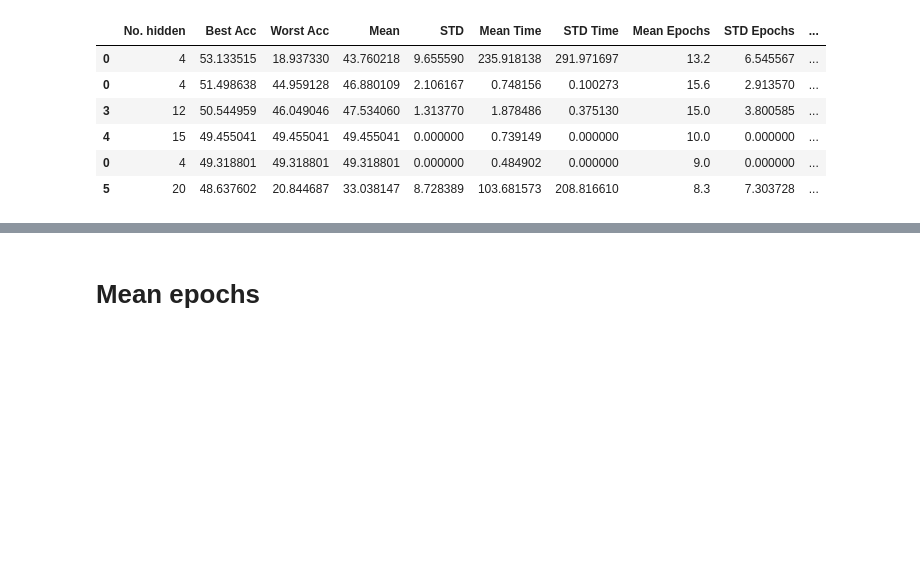
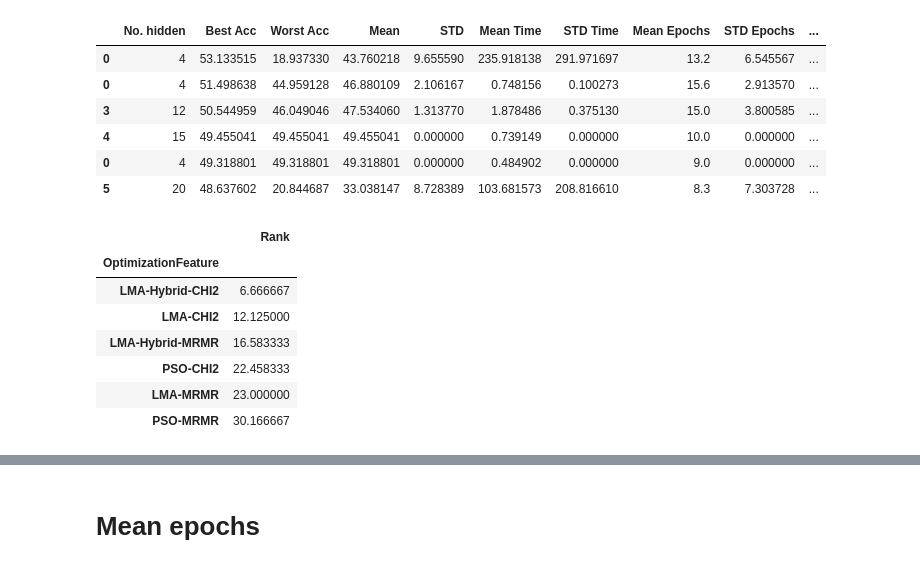
Before and after one commit to Dntfreitas/PSORNN_Classification, a Jupyter notebook: Analysis.ipynb, the cells around one changed output, grey strips where cells are left out. Drawn from its saved outputs; the diff is of its cells as text; code cells hidden in the pictures; blank space fills up the shorter version.

```diff
--- a/Analysis.ipynb
+++ b/Analysis.ipynb
@@ -83,3 +83,25 @@ for database in db_names:
 | 4 | 15 | 49.455041 | 49.455041 | 49.455041 | 0.000000 | 0.739149 | 0.000000 | 10.0 | 0.000000 | ... |
 | 0 | 4 | 49.318801 | 49.318801 | 49.318801 | 0.000000 | 0.484902 | 0.000000 | 9.0 | 0.000000 | ... |
 | 5 | 20 | 48.637602 | 20.844687 | 33.038147 | 8.728389 | 103.681573 | 208.816610 | 8.3 | 7.303728 | ... |
+# %%
+## General results for mean accuracy
+
+general_results_accuracy = pd.DataFrame([])
+for database in db_names:
+    general_results_algorithm = pd.DataFrame([])
+    for algorithm in results['OptimizationFeature'].unique():
+        results_algorithm = pd_results[ (pd_results['Database'] == database) & (pd_results['OptimizationFeature'] == algorithm)]
+        general_results_algorithm = general_results_algorithm.append(results_algorithm)
+    general_results_algorithm['Rank'] = general_results_algorithm['Mean'].rank(ascending=False)
+    general_results_accuracy = general_results_accuracy.append(general_results_algorithm.sort_values(by=['STD'])[['OptimizationFeature','Rank']])
+
+general_results_accuracy.groupby(by='OptimizationFeature').mean().sort_values(by='Rank')
+# %% [output]
+|  | Rank |
+| OptimizationFeature |  |
+| LMA-Hybrid-CHI2 | 6.666667 |
+| LMA-CHI2 | 12.125000 |
+| LMA-Hybrid-MRMR | 16.583333 |
+| PSO-CHI2 | 22.458333 |
+| LMA-MRMR | 23.000000 |
+| PSO-MRMR | 30.166667 |
```
Also changed, not shown: parts of 4 cells of this notebook, 2 other files.
